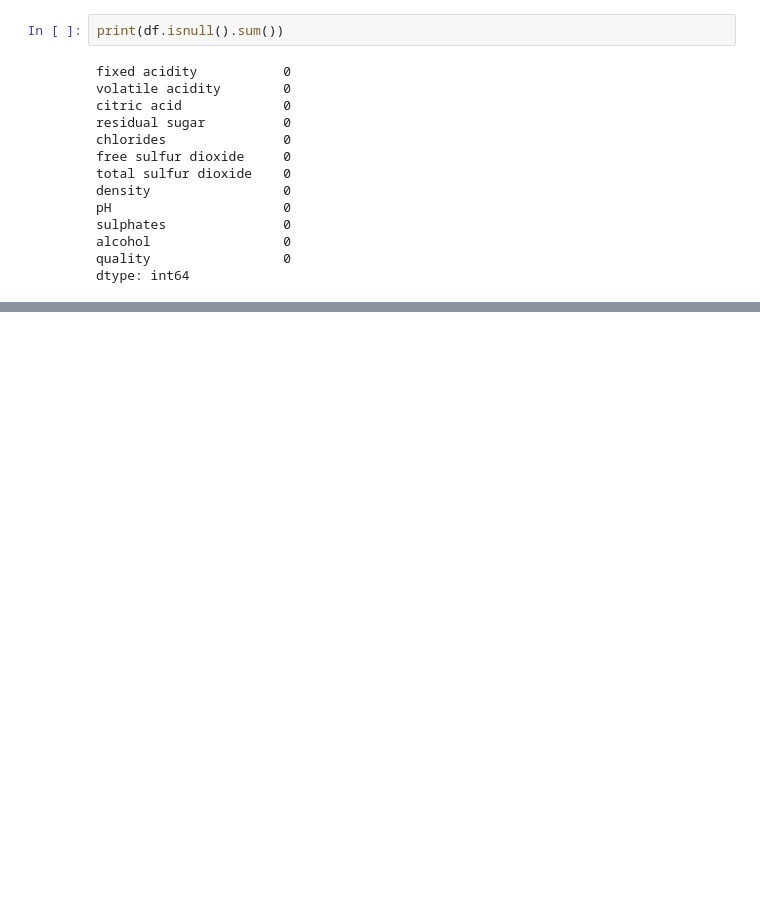
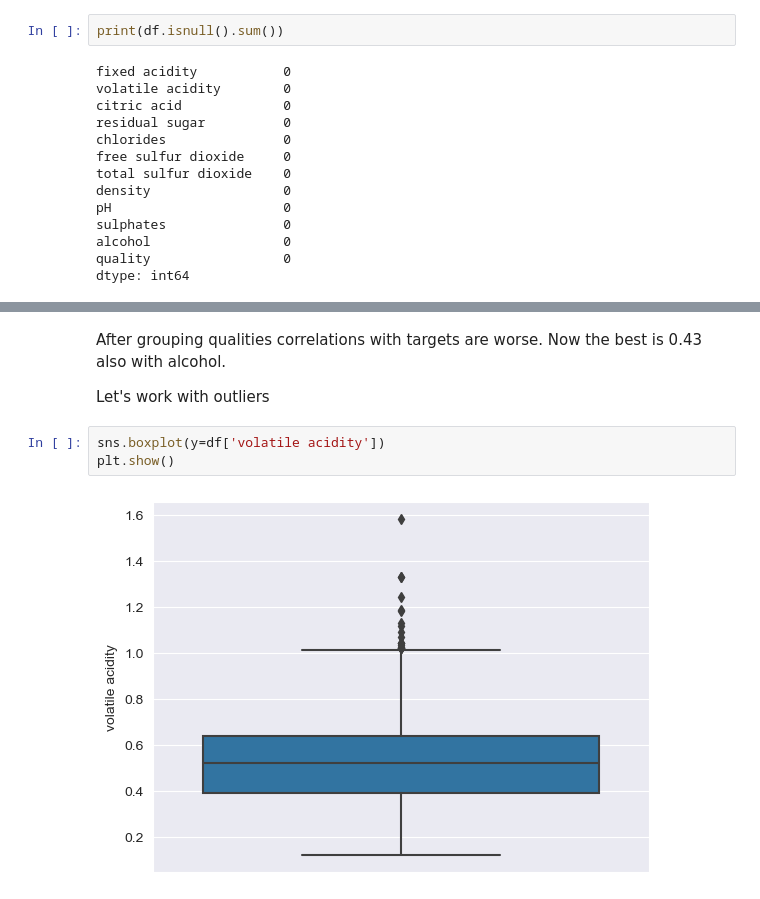
Before and after one commit to Hidennnn/WineQuality, a Jupyter notebook: data_exploring.ipynb, the cells around one changed output, grey strips where cells are left out. Cells and saved outputs as stored; diff of their text form; blank space fills up the shorter version.

```diff
--- a/data_exploring.ipynb
+++ b/data_exploring.ipynb
@@ -79,0 +98,9 @@ No missing values.
+# %% [markdown]
+After grouping qualities correlations with targets are worse. Now the best is 0.43 also with alcohol.
+
+Let's work with outliers
+# %%
+sns.boxplot(y=df['volatile acidity'])
+plt.show()
+# %% [output]
+[figure, added]
```
Also changed, not shown: parts of 18 cells of this notebook.
